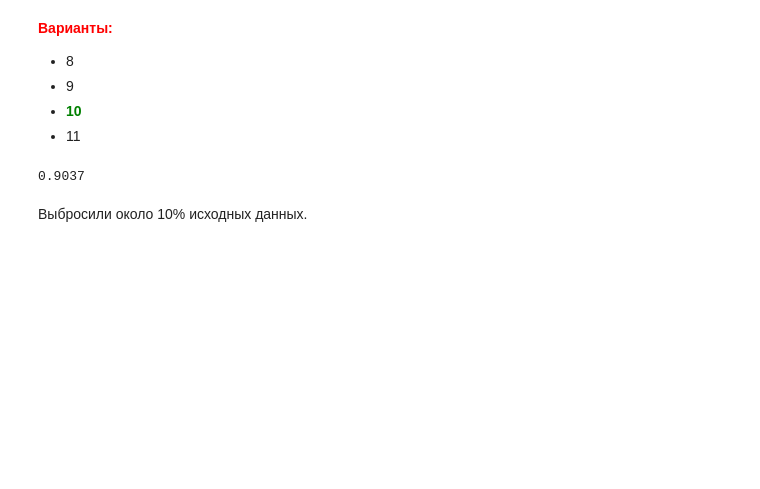
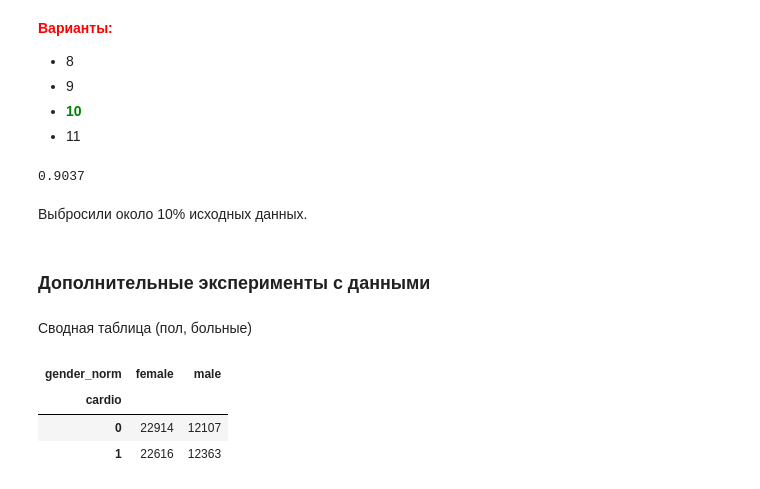
Before and after one commit to VolhvPorechja/mlcourse_open, a Jupyter notebook: jupyter_notebooks/topic01_pandas_data_analysis/[solution]_hw1_session2_data_analysis_pandas.ipynb, the cells around one changed output. Cells and saved outputs as stored; diff of their text form; code cells hidden in the pictures; blank space fills up the shorter version.

```diff
--- a/jupyter_notebooks/topic01_pandas_data_analysis/[solution]_hw1_session2_data_analysis_pandas.ipynb
+++ b/jupyter_notebooks/topic01_pandas_data_analysis/[solution]_hw1_session2_data_analysis_pandas.ipynb
@@ -311,3 +318,14 @@ print(filtered_df.shape[0] / df.shape[0])
 0.9037
 # %% [markdown]
 Выбросили около 10% исходных данных.
+# %% [markdown]
+### Дополнительные эксперименты с данными
+# %% [markdown]
+Сводная таблица (пол, больные)
+# %%
+pd.crosstab(df['cardio'], df['gender_norm'])
+# %% [output]
+| gender_norm | female | male |
+| cardio |  |  |
+| 0 | 22914 | 12107 |
+| 1 | 22616 | 12363 |
```
Also changed, not shown: parts of 1 cell of this notebook, 5 other files.
